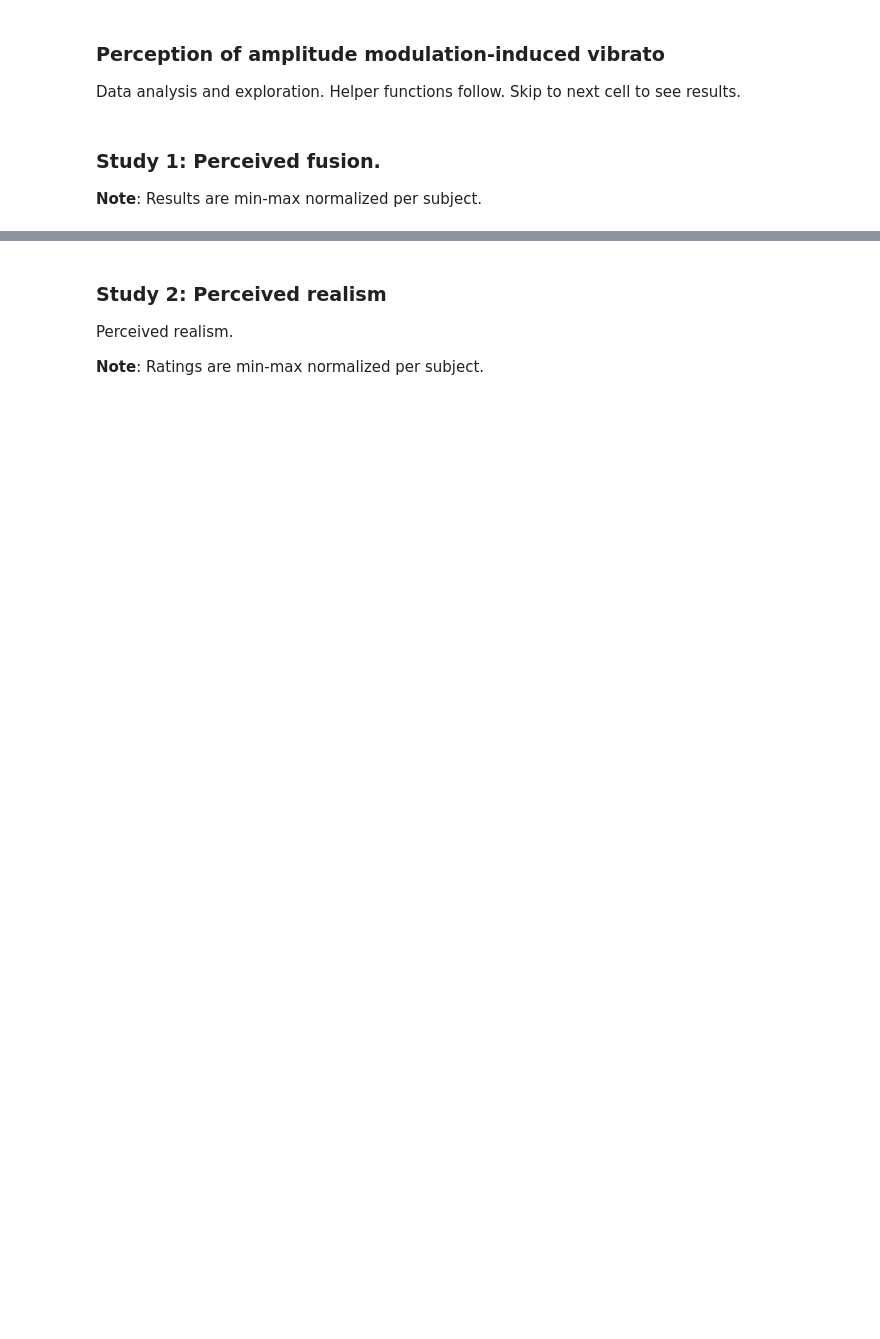
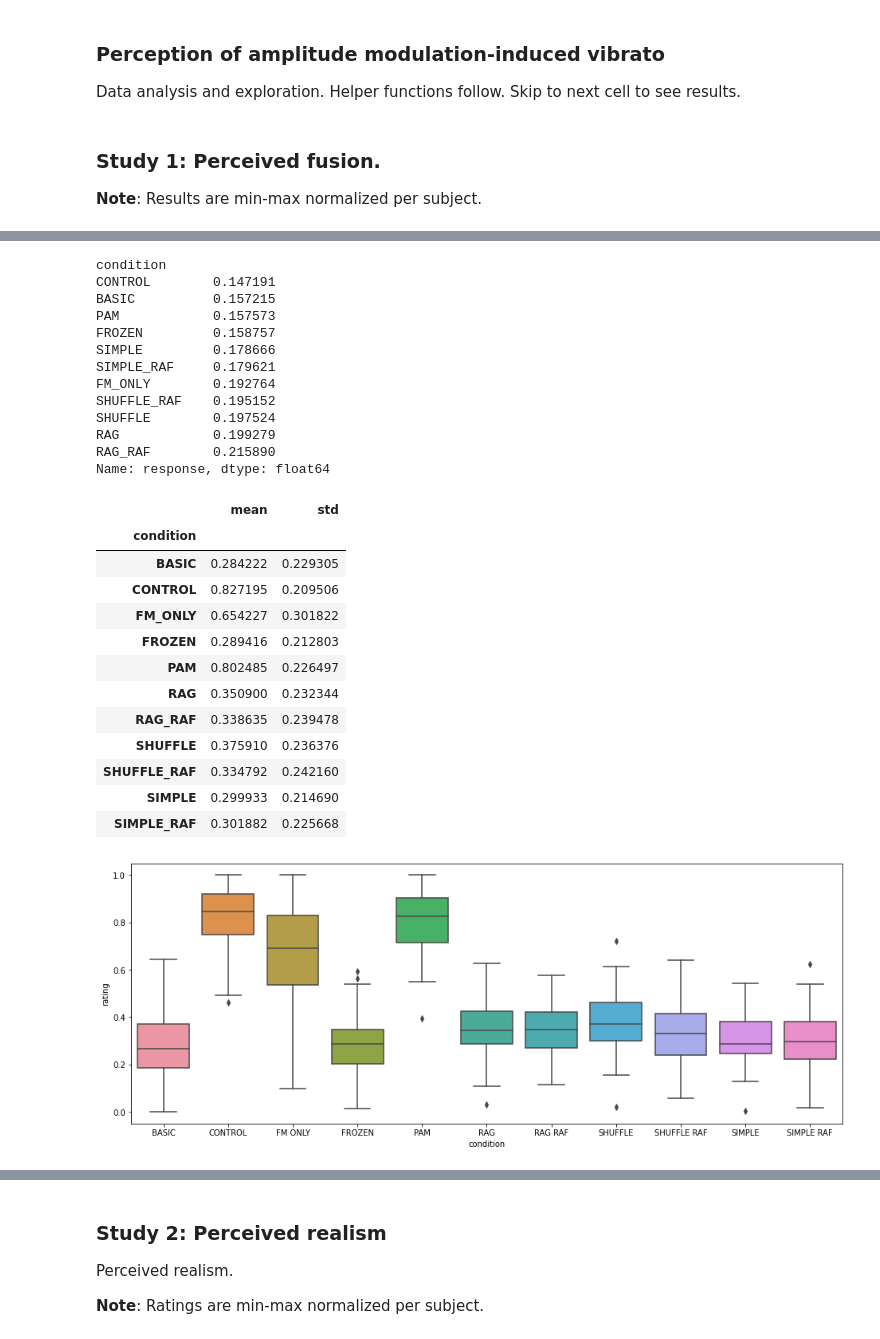
Before and after one commit to maxsolomonhenry/amp_mod, a Jupyter notebook: data/experimental_data_analysis.ipynb, the cells around one changed output, grey strips where cells are left out. Drawn from its saved outputs; the diff is of its cells as text; code cells hidden in the pictures; blank space fills up the shorter version.

```diff
--- a/data/experimental_data_analysis.ipynb
+++ b/data/experimental_data_analysis.ipynb
@@ -197,0 +39,45 @@ response_histograms(df, 10)
+# %%
+study_type = 0
+
+df = du.load_and_clean_data()
+df = du.min_max_norm(df)
+df = du.isolate_study(df, study_type)
+df = df.reset_index(drop=True)
+
+# The average variation of ratings, within subject, per stimulus condition.
+display(du.average_std_of_ratings(df).sort_values())
+
+display(du.get_summary(df))
+du.box_plot(df, study_type, savefig=True)
+# du.response_histograms(df, 10)
+
+# The average minimum response per stim condition, per subject.
+# df.groupby(['subjectNo','condition'])['response'].min().groupby('condition').mean()
+# %% [output]
+condition
+CONTROL        0.147191
+BASIC          0.157215
+PAM            0.157573
+FROZEN         0.158757
+SIMPLE         0.178666
+SIMPLE_RAF     0.179621
+FM_ONLY        0.192764
+SHUFFLE_RAF    0.195152
+SHUFFLE        0.197524
+RAG            0.199279
+RAG_RAF        0.215890
+Name: response, dtype: float64
+|  | mean | std |
+| condition |  |  |
+| BASIC | 0.284222 | 0.229305 |
+| CONTROL | 0.827195 | 0.209506 |
+| FM_ONLY | 0.654227 | 0.301822 |
+| FROZEN | 0.289416 | 0.212803 |
+| PAM | 0.802485 | 0.226497 |
+| RAG | 0.350900 | 0.232344 |
+| RAG_RAF | 0.338635 | 0.239478 |
+| SHUFFLE | 0.375910 | 0.236376 |
+| SHUFFLE_RAF | 0.334792 | 0.242160 |
+| SIMPLE | 0.299933 | 0.214690 |
+| SIMPLE_RAF | 0.301882 | 0.225668 |
+[figure, added]
```
Also changed, not shown: parts of 32 cells of this notebook, 6 other files.
